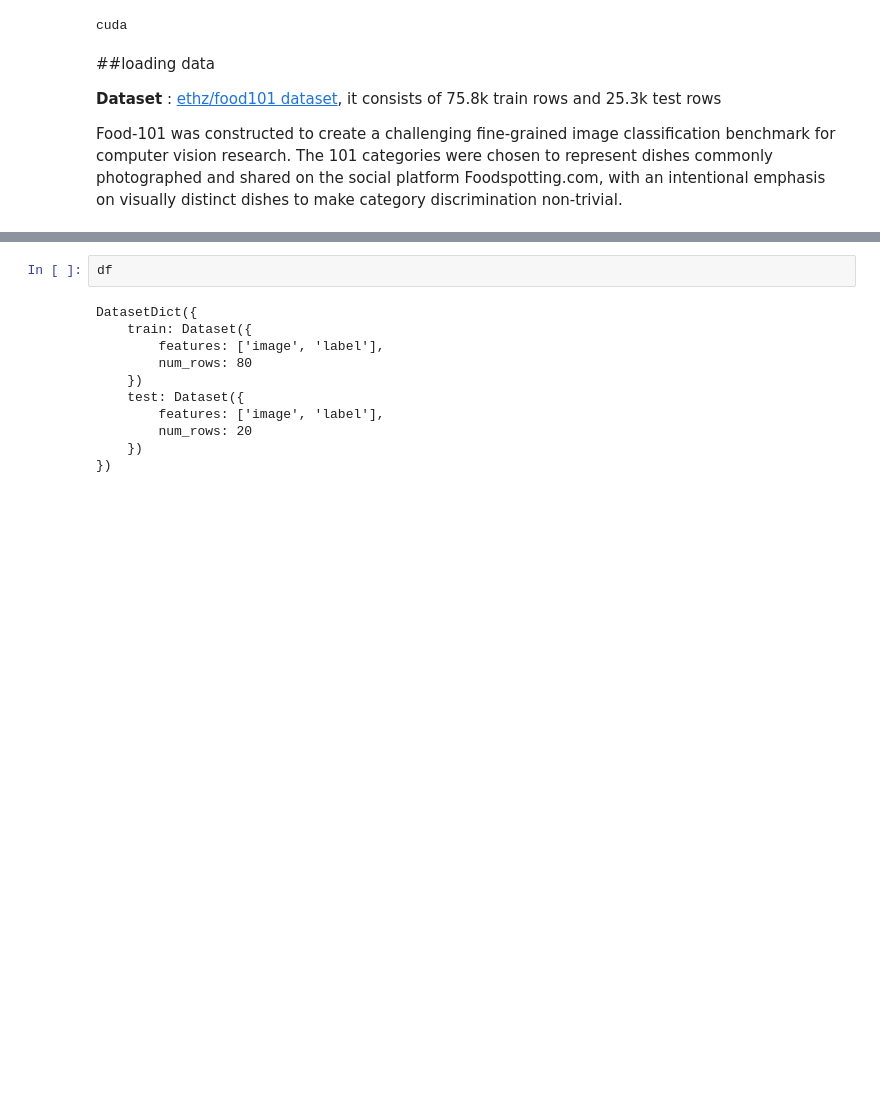
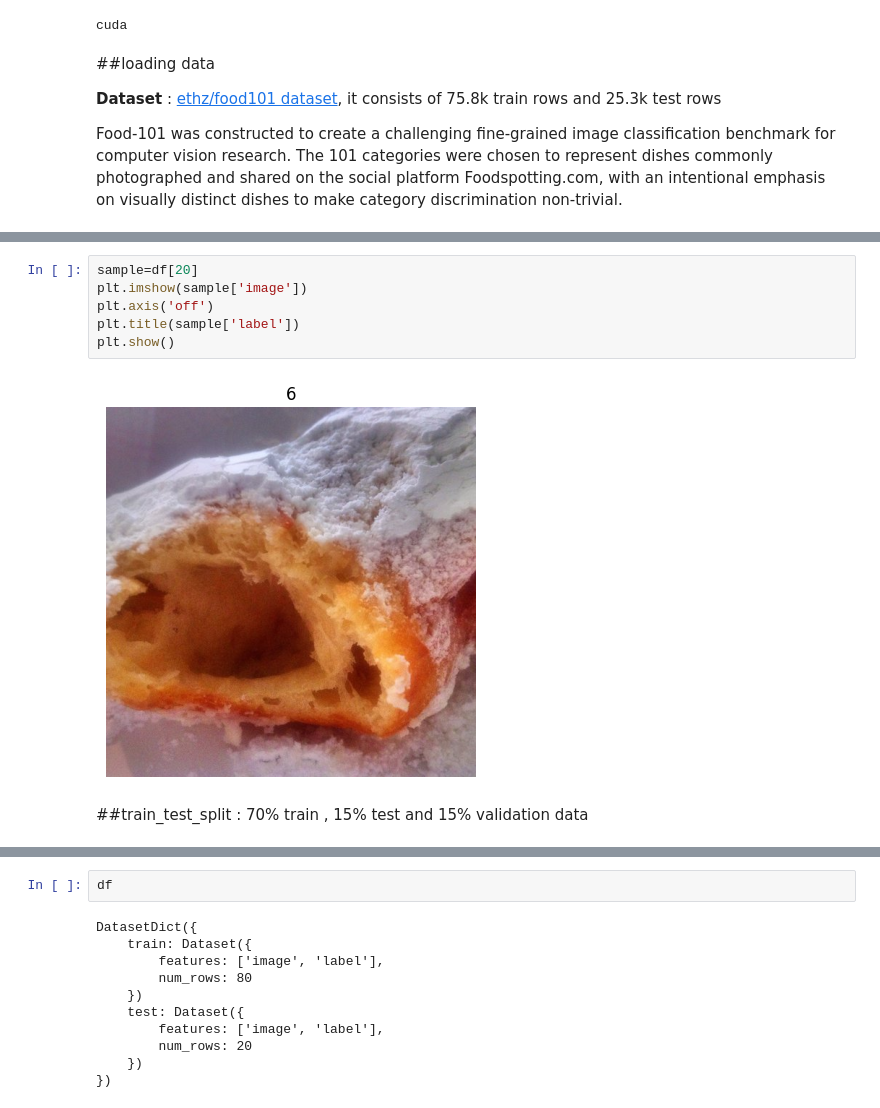
Before and after one commit to carbon-monoxidee/Image-Classification-with-CNN, a Jupyter notebook: image_classification_.ipynb, the cells around one changed output, grey strips where cells are left out. Saved outputs shown, nothing was run; the diff lists cells and outputs as text; blank space fills up the shorter version.

```diff
--- a/image_classification_.ipynb
+++ b/image_classification_.ipynb
@@ -52 +70,11 @@ Dataset({
+# %%
+sample=df[20]
+plt.imshow(sample['image'])
+plt.axis('off')
+plt.title(sample['label'])
+plt.show()
+# %% [output]
+[figure, added]
+# %% [markdown]
+##train_test_split : 70% train , 15% test and 15% validation data
 # %%
```
Also changed, not shown: parts of 16 cells of this notebook.
